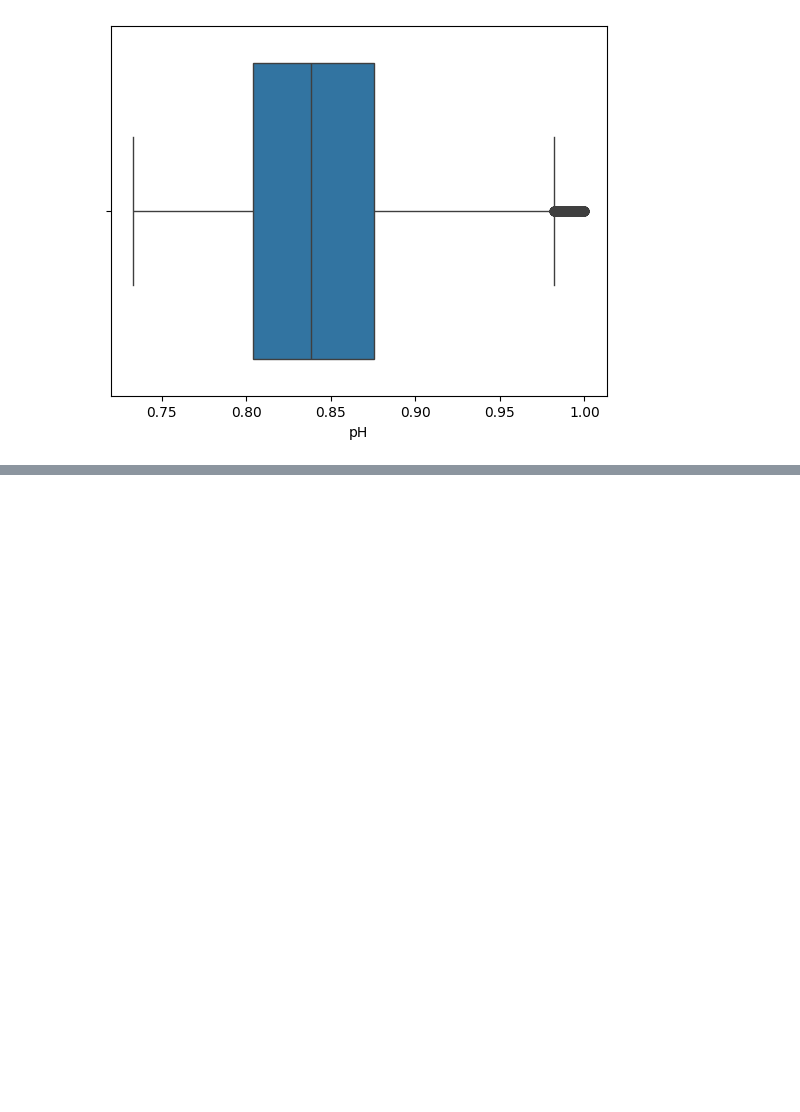
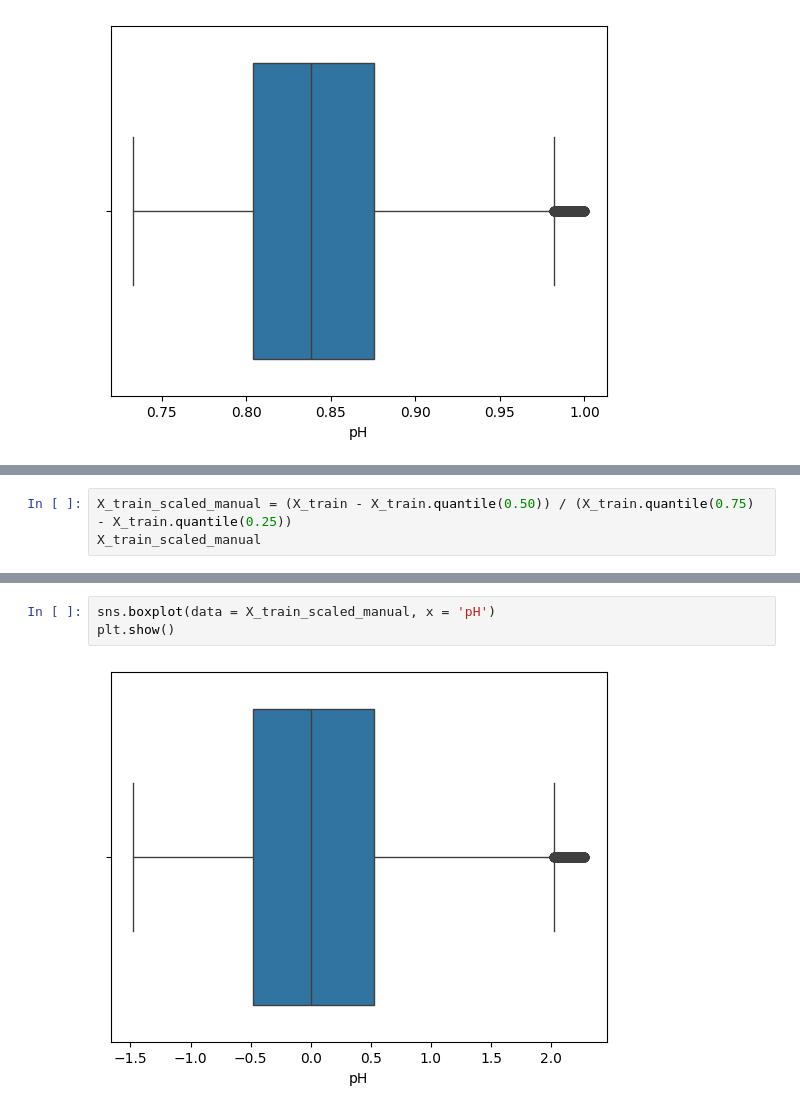
Before and after one commit to KryptoVader/DataScience_Journey, a Jupyter notebook: Analysis/Day2.ipynb, the cells around one changed output, grey strips where cells are left out. Saved outputs shown, nothing was run; the diff lists cells and outputs as text; blank space fills up the shorter version.

Commit message:
Implemented RobustScaler via manual and Sklearn Finishing Feature Scaling

```diff
--- a/Analysis/Day2.ipynb
+++ b/Analysis/Day2.ipynb
@@ -557,0 +562,3 @@ plt.show()
+# %%
+X_train_scaled_manual = (X_train - X_train.quantile(0.50)) / (X_train.quantile(0.75) - X_train.quantile(0.25))
+X_train_scaled_manual
@@ -557,0 +579,5 @@ plt.show()
+# %%
+sns.boxplot(data = X_train_scaled_manual, x = 'pH')
+plt.show()
+# %% [output]
+[figure, added]
```
Also changed, not shown: parts of 7 cells of this notebook.
